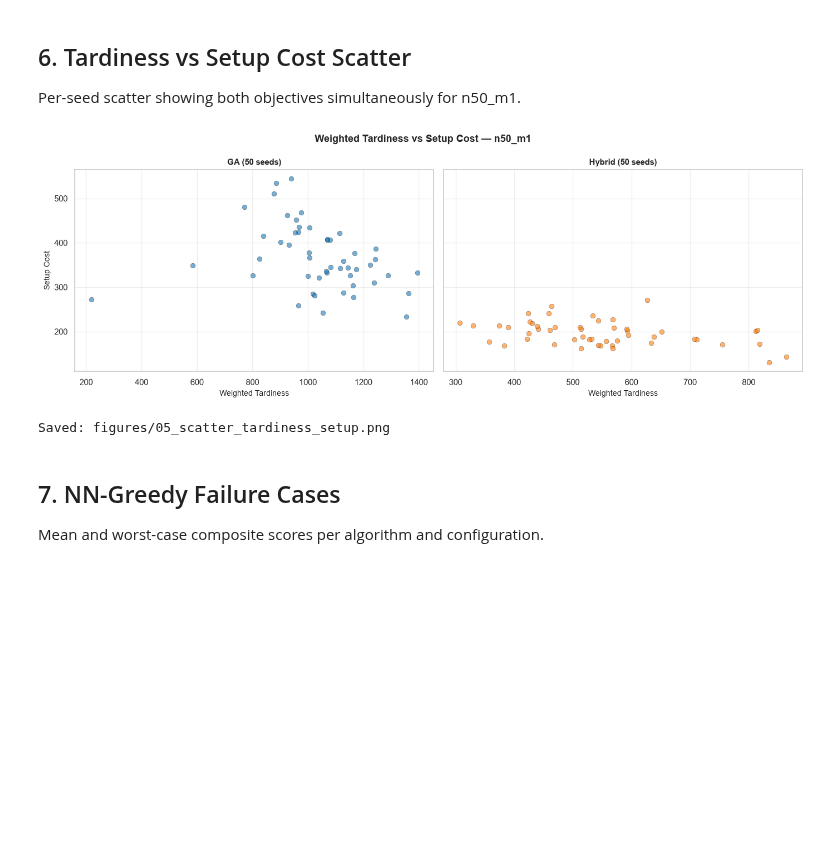
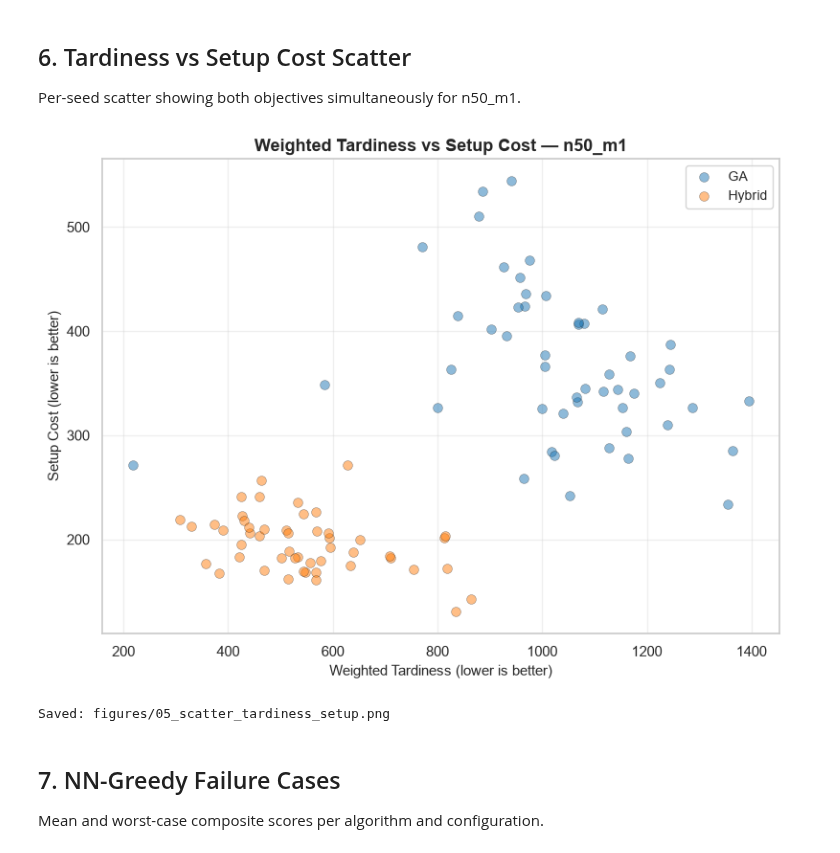
Before and after one commit to Gogula11/Dissertation, a Jupyter notebook: notebooks/06_visualisations.ipynb, the cells around one changed output. Cells and saved outputs as stored; diff of their text form; code cells hidden in the pictures; blank space fills up the shorter version.

Commit message:
fix: merge scatter plot into single overlay for clearer clustering

```diff
--- a/notebooks/06_visualisations.ipynb
+++ b/notebooks/06_visualisations.ipynb
@@ -408,32 +408,29 @@ Per-seed scatter showing both objectives simultaneously for n50_m1.
 # %%
 with open(os.path.join(root, 'results/raw/ga.json')) as f:
     ga_data = json.load(f)
 with open(os.path.join(root, 'results/raw/hybrid.json')) as f:
     hy_data = json.load(f)
 
 cfg = 'n50_m1'
 ga_wt = [r['weighted_tardiness'] for r in ga_data[cfg]]
 ga_sc = [r['setup_cost'] for r in ga_data[cfg]]
 hy_wt = [r['weighted_tardiness'] for r in hy_data[cfg]]
 hy_sc = [r['setup_cost'] for r in hy_data[cfg]]
 
-fig, axes = plt.subplots(1, 2, figsize=(14, 5), sharey=True)
-axes[0].scatter(ga_wt, ga_sc, alpha=0.6, c='#1f77b4', edgecolors='black', linewidths=0.3, s=40)
-axes[0].set_title('GA (50 seeds)', fontsize=11, fontweight='bold')
-axes[0].set_xlabel('Weighted Tardiness', fontsize=10)
-axes[0].set_ylabel('Setup Cost', fontsize=10)
-axes[0].grid(True, alpha=0.3)
-axes[1].scatter(hy_wt, hy_sc, alpha=0.6, c='#ff7f0e', edgecolors='black', linewidths=0.3, s=40)
-axes[1].set_title('Hybrid (50 seeds)', fontsize=11, fontweight='bold')
-axes[1].set_xlabel('Weighted Tardiness', fontsize=10)
-axes[1].grid(True, alpha=0.3)
-fig.suptitle('Weighted Tardiness vs Setup Cost — n50_m1', fontsize=13, fontweight='bold')
+fig, ax = plt.subplots(figsize=(8, 6))
+ax.scatter(ga_wt, ga_sc, alpha=0.5, c='#1f77b4', edgecolors='black', linewidths=0.3, s=50, label='GA')
+ax.scatter(hy_wt, hy_sc, alpha=0.5, c='#ff7f0e', edgecolors='black', linewidths=0.3, s=50, label='Hybrid')
+ax.set_xlabel('Weighted Tardiness (lower is better)', fontsize=11)
+ax.set_ylabel('Setup Cost (lower is better)', fontsize=11)
+ax.set_title('Weighted Tardiness vs Setup Cost \u2014 n50_m1', fontsize=13, fontweight='bold')
+ax.legend(fontsize=10)
+ax.grid(True, alpha=0.3)
 plt.tight_layout()
 plt.savefig(os.path.join(root, 'figures/05_scatter_tardiness_setup.png'), dpi=150, bbox_inches='tight')
 plt.show()
 print('Saved: figures/05_scatter_tardiness_setup.png')
 # %% [output]
-[figure, old version]
+[figure, new version]
 Saved: figures/05_scatter_tardiness_setup.png
 # %% [markdown]
 ## 7. NN-Greedy Failure Cases
```
Also changed, not shown: 3 other files.
